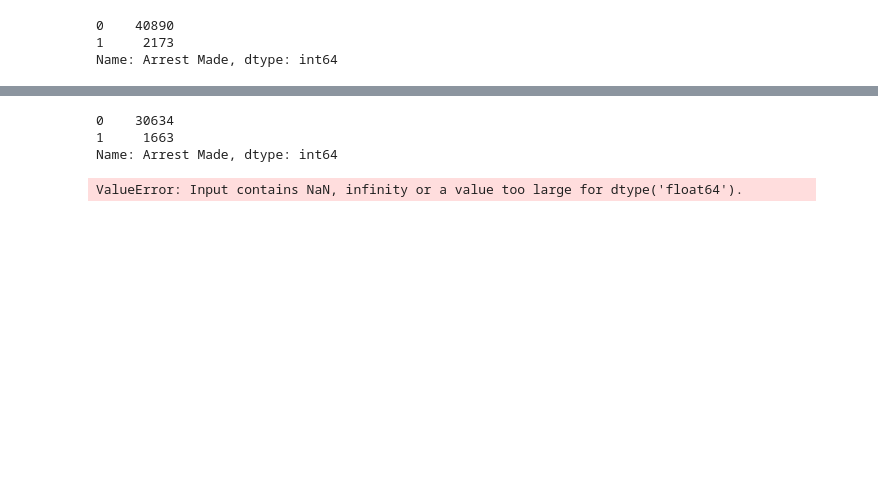
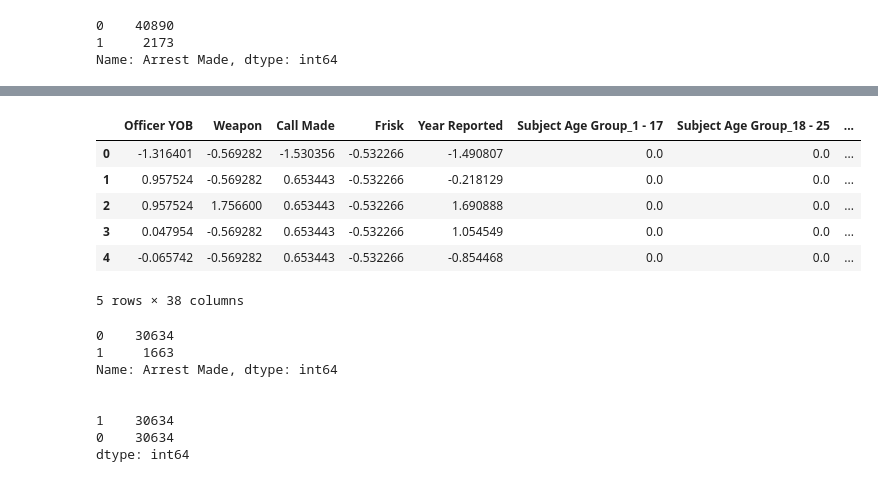
Before and after one commit to EricaSG/Mod3Project, a Jupyter notebook: Modeling.ipynb, the cells around one changed output, grey strips where cells are left out. Cells and saved outputs as stored; diff of their text form; code cells hidden in the pictures; blank space fills up the shorter version.

```diff
--- a/Modeling.ipynb
+++ b/Modeling.ipynb
@@ -95,3 +69,5 @@ X_test_ohe = ohe.transform(X_test_cat)
 columns = ohe.get_feature_names(input_features=X_train_cat.columns) # Build an array of column names
 cat_train_df = pd.DataFrame(X_train_ohe.todense(), columns=columns) # Return a dense version of the dataframe
 cat_test_df = pd.DataFrame(X_test_ohe.todense(), columns=columns)
+# %%
+col = cont_features.columns
@@ -98,7 +84,18 @@ cat_test_df = pd.DataFrame(X_test_ohe.todense(), columns=columns)
 # %%
 # Combine scaled training data and categorcial data
-X_train_all = pd.concat([pd.DataFrame(X_train_ss), cat_train_df])
-X_test_all = pd.concat([pd.DataFrame(X_test_ss), cat_test_df])
+
+X_train_all = pd.concat([pd.DataFrame(X_train_ss, columns=col), cat_train_df], axis=1)
+X_test_all = pd.concat([pd.DataFrame(X_test_ss, columns=col), cat_test_df], axis=1)
+# %%
+X_test_all.head()
+# %% [output]
+|  | Officer YOB | Weapon | Call Made | Frisk | Year Reported | Subject Age Group_1 - 17 | Subject Age Group_18 - 25 | ... |
+| 0 | -1.316401 | -0.569282 | -1.530356 | -0.532266 | -1.490807 | 0.0 | 0.0 | ... |
+| 1 | 0.957524 | -0.569282 | 0.653443 | -0.532266 | -0.218129 | 0.0 | 0.0 | ... |
+| 2 | 0.957524 | 1.756600 | 0.653443 | -0.532266 | 1.690888 | 0.0 | 0.0 | ... |
+| 3 | 0.047954 | -0.569282 | 0.653443 | -0.532266 | 1.054549 | 0.0 | 0.0 | ... |
+| 4 | -0.065742 | -0.569282 | 0.653443 | -0.532266 | -0.854468 | 0.0 | 0.0 | ... |
+5 rows × 38 columns
 # %%
 # Check for class imbalance
 print(y_train.value_counts())
@@ -106,8 +103,16 @@ print(y_train.value_counts())
 # Fit SMOTE to training data
 smote = SMOTE()
 X_train_resampled, y_train_resampled = smote.fit_sample(X_train_all, y_train)
+
+# Preview synthtic sample class distrubution
+print('\n')
+print(pd.Series(y_train_resampled).value_counts())
 # %% [output]
 0    30634
 1     1663
 Name: Arrest Made, dtype: int64
+
+
+1    30634
+0    30634
+dtype: int64
-ValueError: Input contains NaN, infinity or a value too large for dtype('float64').
```
Also changed, not shown: parts of 18 cells of this notebook.
